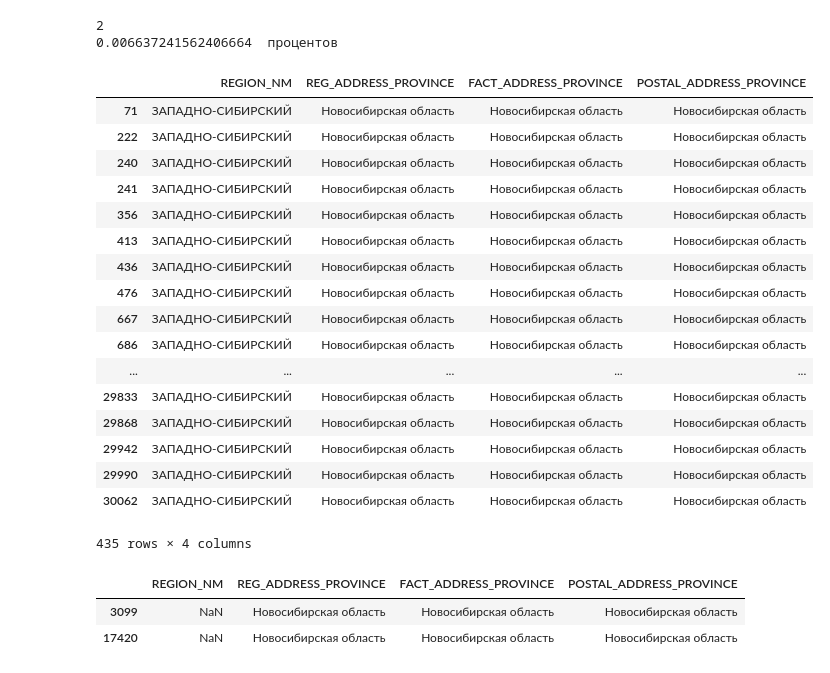
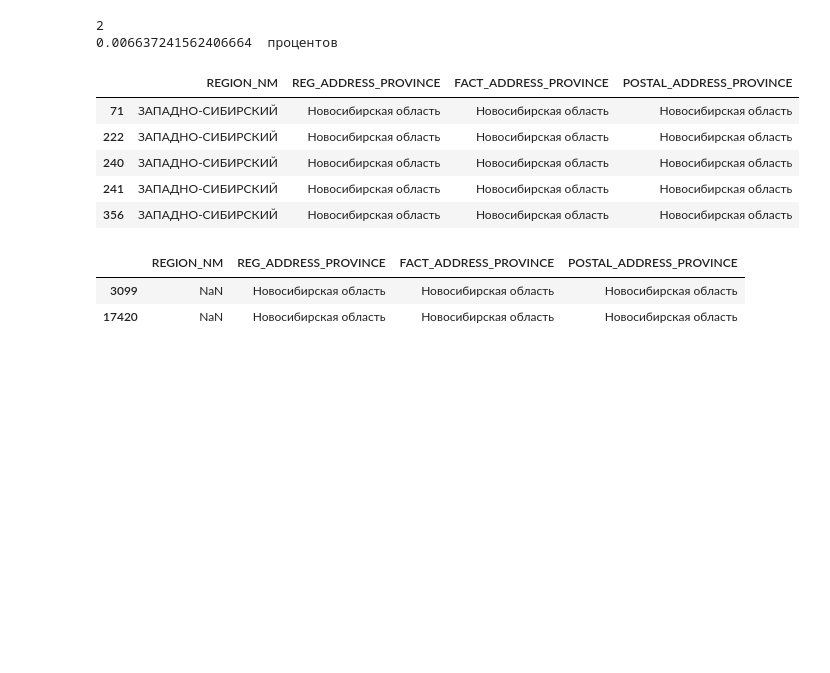
Before and after one commit to do-al/sfml, a Jupyter notebook: hw_02/hw2_task-2.ipynb, the cells around one changed output. Drawn from its saved outputs; the diff is of its cells as text; code cells hidden in the pictures; blank space fills up the shorter version.

```diff
--- a/hw_02/hw2_task-2.ipynb
+++ b/hw_02/hw2_task-2.ipynb
@@ -445,28 +422,16 @@ print((df.shape[0] - df.loc[
 # %%
 df.loc[
     df['REG_ADDRESS_PROVINCE'] == 'Новосибирская область',
     ['REGION_NM', 'REG_ADDRESS_PROVINCE', 'FACT_ADDRESS_PROVINCE', 'POSTAL_ADDRESS_PROVINCE']
 
-]
+].head()
 # %% [output]
 |  | REGION_NM | REG_ADDRESS_PROVINCE | FACT_ADDRESS_PROVINCE | POSTAL_ADDRESS_PROVINCE |
 | 71 | ЗАПАДНО-СИБИРСКИЙ | Новосибирская область | Новосибирская область | Новосибирская область |
 | 222 | ЗАПАДНО-СИБИРСКИЙ | Новосибирская область | Новосибирская область | Новосибирская область |
 | 240 | ЗАПАДНО-СИБИРСКИЙ | Новосибирская область | Новосибирская область | Новосибирская область |
 | 241 | ЗАПАДНО-СИБИРСКИЙ | Новосибирская область | Новосибирская область | Новосибирская область |
 | 356 | ЗАПАДНО-СИБИРСКИЙ | Новосибирская область | Новосибирская область | Новосибирская область |
-| 413 | ЗАПАДНО-СИБИРСКИЙ | Новосибирская область | Новосибирская область | Новосибирская область |
-| 436 | ЗАПАДНО-СИБИРСКИЙ | Новосибирская область | Новосибирская область | Новосибирская область |
-| 476 | ЗАПАДНО-СИБИРСКИЙ | Новосибирская область | Новосибирская область | Новосибирская область |
-| 667 | ЗАПАДНО-СИБИРСКИЙ | Новосибирская область | Новосибирская область | Новосибирская область |
-| 686 | ЗАПАДНО-СИБИРСКИЙ | Новосибирская область | Новосибирская область | Новосибирская область |
-| ... | ... | ... | ... | ... |
-| 29833 | ЗАПАДНО-СИБИРСКИЙ | Новосибирская область | Новосибирская область | Новосибирская область |
-| 29868 | ЗАПАДНО-СИБИРСКИЙ | Новосибирская область | Новосибирская область | Новосибирская область |
-| 29942 | ЗАПАДНО-СИБИРСКИЙ | Новосибирская область | Новосибирская область | Новосибирская область |
-| 29990 | ЗАПАДНО-СИБИРСКИЙ | Новосибирская область | Новосибирская область | Новосибирская область |
-| 30062 | ЗАПАДНО-СИБИРСКИЙ | Новосибирская область | Новосибирская область | Новосибирская область |
-435 rows × 4 columns
 # %%
 df.loc[
     df['REGION_NM'].isnull(),
```
Also changed, not shown: parts of 127 cells of this notebook.
